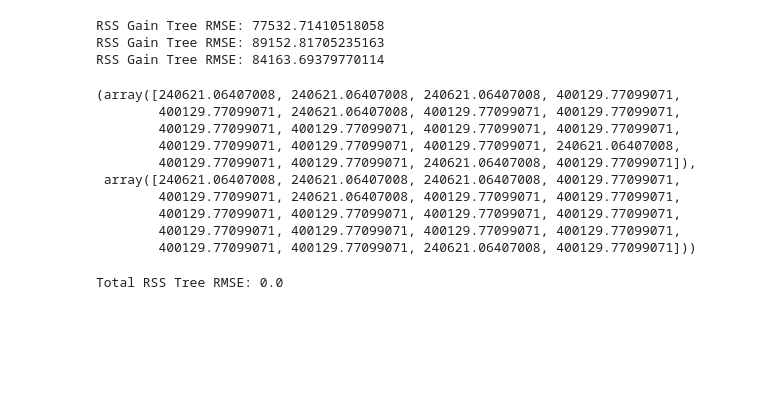
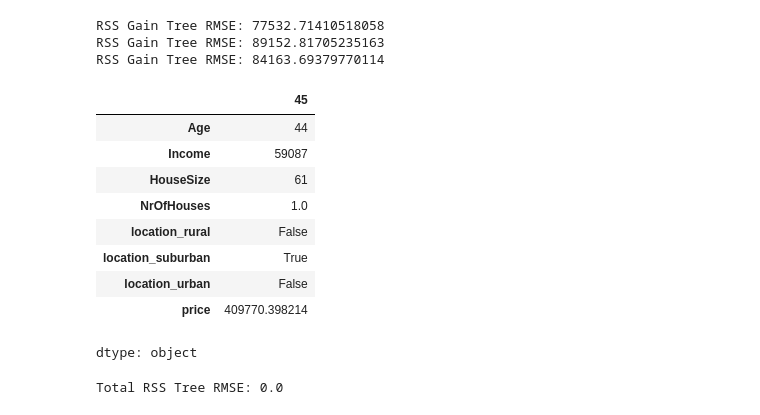
Before and after one commit to kaluznys/uczenie_maszynowe_UW, a Jupyter notebook: praca_domowa6.ipynb, the cells around one changed output. Drawn from its saved outputs; the diff is of its cells as text; code cells hidden in the pictures; blank space fills up the shorter version.

```diff
--- a/praca_domowa6.ipynb
+++ b/praca_domowa6.ipynb
@@ -327,19 +338,20 @@ for i in range(1, 4):
 RSS Gain Tree RMSE: 77532.71410518058
 RSS Gain Tree RMSE: 89152.81705235163
 RSS Gain Tree RMSE: 84163.69379770114
-# %%
-y_gain, y_total
-# %% [output]
-(array([240621.06407008, 240621.06407008, 240621.06407008, 400129.77099071,
-        400129.77099071, 240621.06407008, 400129.77099071, 400129.77099071,
-        400129.77099071, 400129.77099071, 400129.77099071, 400129.77099071,
-        400129.77099071, 400129.77099071, 400129.77099071, 240621.06407008,
-        400129.77099071, 400129.77099071, 240621.06407008, 400129.77099071]),
- array([240621.06407008, 240621.06407008, 240621.06407008, 400129.77099071,
-        400129.77099071, 240621.06407008, 400129.77099071, 400129.77099071,
-        400129.77099071, 400129.77099071, 400129.77099071, 400129.77099071,
-        400129.77099071, 400129.77099071, 400129.77099071, 400129.77099071,
-        400129.77099071, 400129.77099071, 240621.06407008, 400129.77099071]))
+# %%
+y_gain[-5], y_total[-5]
+df.iloc[-5, :]
+# %% [output]
+|  | 45 |
+| Age | 44 |
+| Income | 59087 |
+| HouseSize | 61 |
+| NrOfHouses | 1.0 |
+| location_rural | False |
+| location_suburban | True |
+| location_urban | False |
+| price | 409770.398214 |
+dtype: object
 # %%
 tree = build_tree_total_rss(X_train, y_train, max_depth=2)
 y_pred = predict(X_test, tree)
```
Also changed, not shown: parts of 2 cells of this notebook.
